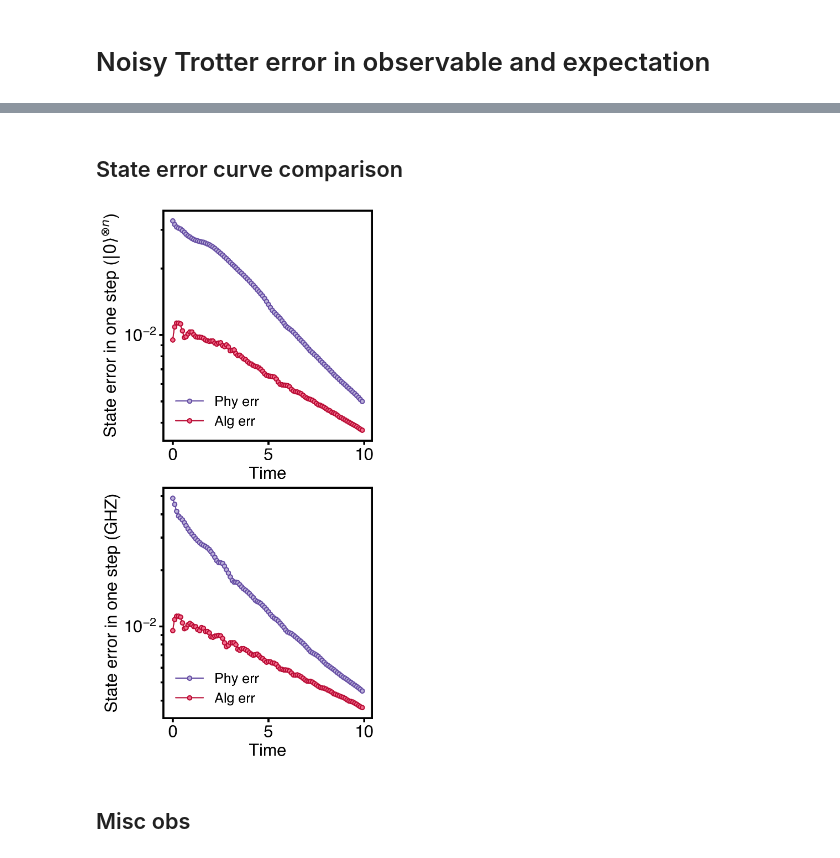
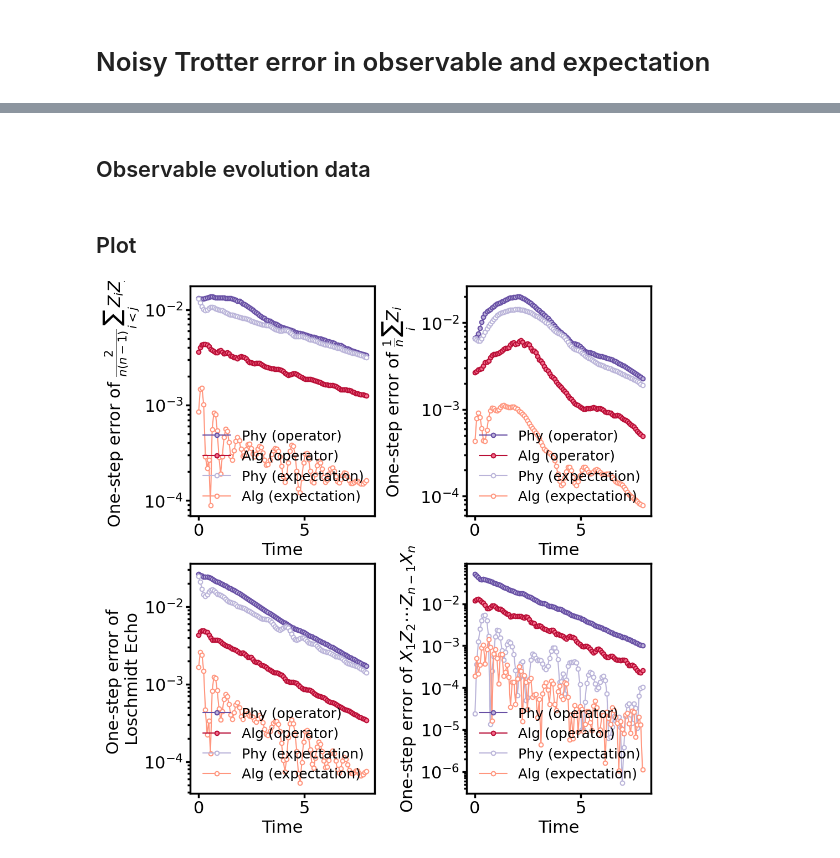
Before and after one commit to dzzxzl/Noisy-Trotter-Simulation, a Jupyter notebook: observables.ipynb, the cells around one changed output, grey strips where cells are left out. Saved outputs shown, nothing was run; the diff lists cells and outputs as text; code cells hidden in the pictures.

```diff
--- a/observables.ipynb
+++ b/observables.ipynb
@@ -63,2 +3,2 @@ ob_ZZZ_data = Evolve_ob(U_dt_appro, U_dt_exact, r, ob_ZZZ, gamma)
-# %% [markdown]
-## State error curve comparison
+# %% [markdown]
+## Observable evolution data
@@ -65,52 +59,65 @@ ob_ZZZ_data = Evolve_ob(U_dt_appro, U_dt_exact, r, ob_ZZZ, gamma)
+# %% [markdown]
+## Plot
 # %%
 import matplotlib.pyplot as plt
 from quantum_simulation_recipe.plot_config import *
 
+# set plot format
 good_color_cycle = ['#9467bdFF', '#2ca02cFF', '#d62728FF', '#1f77b4FF', '#ff7f0eFF', '#8c564bFF', '#e377c2FF', '#7f7f7fFF', '#bcbd22FF', '#17becfFF']
 set_fontsize(medium=MEDIUM_SIZE+6, large=MEDIUM_SIZE+4, linewidth=2.5)
 plt.rc('legend', fontsize=MEDIUM_SIZE)
+mpl.rcParams['font.family'] = 'sans-serif'
 
 mpl.rcParams['savefig.transparent'] = True
 mpl.rcParams['axes.grid'] = False
 mpl.rcParams['legend.frameon'] = False
 
-# mpl.rcParams['font.family'] = 'sans-serif'
+# set color
+gc = GradColors(10)
+cm_phy, cm_alg = gc.purple, gc.red
+expval_color = good_color_cycle[-3]
 
-fig, ax = plt.subplot_mosaic(
+# set x label (time)
+t_list = np.arange(r)*dt
+
+# set line width
+dark_w, light_w = 7, 3
+
+fig3, ax3 = plt.subplot_mosaic(
     '''
-    B
-    C
-    ''', constrained_layout=True, figsize=(5, 10)
+    AB
+    CD
+    ''', constrained_layout=True, figsize=(10, 10)
 )
 
-gc = GradColors(10)
+# plot values
+plot_evo(ax3['A'], t_list, avg_cor_data.phy_err_list, '.-', c=cm_phy((dark_w)), label=r'Phy (operator)')
+plot_evo(ax3['A'], t_list, avg_cor_data.alg_err_list, '.-', c=cm_alg(dark_w), label=r'Alg (operator)')
+# plot_evo(ax3['A'], t_list, avg_cor_data.alg_err_list, '.-', c=good_color_cycle[0], label=r'alg_err')
+# plot_evo(ax3['A'], t_list, avg_cor_data.phy_err_list, '.-', c=good_color_cycle[1], label=r'phy_err')
+plot_evo(ax3['A'], t_list, avg_cor_data.state_phy_err_list, '.-', c=cm_phy((light_w)), label=r'Phy (expectation)')
+plot_evo(ax3['A'], t_list, avg_cor_data.state_alg_err_list, '.-', c=cm_alg((light_w)), label=r'Alg (expectation)')
 
-cm_alg, cm_phy = gc.red, gc.purple
-dark_w = 7
+ax_set_text(ax3['A'], 'Time', r'One-step error of $\frac{2}{n(n-1)}\sum_{i<j}Z_iZ_j$', '', legend='lower left', log='y')
 
-# fig, ax = plt.subplot_mosaic(
-#     '''
-#     AB
-#     AC
-#     ''', constrained_layout=True, figsize=(12, 8)
-# )
+plot_evo(ax3['B'], t_list, avg_mag_data.phy_err_list, '.-', c=cm_phy(dark_w), label=r'Phy (operator)')
+plot_evo(ax3['B'], t_list, avg_mag_data.alg_err_list, '.-', c=cm_alg(dark_w), label=r'Alg (operator)')
+plot_evo(ax3['B'], t_list, avg_mag_data.state_phy_err_list, '.-', c=cm_phy((light_w)), label=r'Phy (expectation)')
+plot_evo(ax3['B'], t_list, avg_mag_data.state_alg_err_list, '.-', c=cm_alg((light_w)), label=r'Alg (expectation)')
+ax_set_text(ax3['B'], 'Time', r'One-step error of $\frac{1}{n}\sum_{i}Z_i$', '', legend='lower left', log='y')
 
-# plot_evo(ax['A'], np.arange(r), ob_data.alg_err_list, '.-', c=good_color_cycle[0], label=r'alg_err $X_1$')
-# plot_evo(ax['A'], np.arange(r), ob_data.phy_err_list, '.-', c=good_color_cycle[1], label=r'phy_err $X_1$')
-# ax_set_text(ax['A'], 'Time', 'Error (ob)', '', legend='lower left', log='y')
+plot_evo(ax3['C'], t_list, l_echo_data.phy_err_list, '.-', c=cm_phy(dark_w), label=r'Phy (operator)')
+plot_evo(ax3['C'], t_list, l_echo_data.alg_err_list, '.-', c=cm_alg(dark_w), label=r'Alg (operator)')
+plot_evo(ax3['C'], t_list, l_echo_data.state_phy_err_list, '.-', c=cm_phy((light_w)), label=r'Phy (expectation)')
+plot_evo(ax3['C'], t_list, l_echo_data.state_alg_err_list, '.-', c=cm_alg((light_w)), label=r'Alg (expectation)')
+ax_set_text(ax3['C'], 'Time', 'One-step error of \nLoschmidt Echo', '', legend='lower left', log='y')
 
-t_list = np.arange(r)*dt
+plot_evo(ax3['D'], t_list, str_ord_par_data.phy_err_list, '.-', c=cm_phy(dark_w), label=r'Phy (operator)')
+plot_evo(ax3['D'], t_list, str_ord_par_data.alg_err_list, '.-', c=cm_alg(dark_w), label=r'Alg (operator)')
+plot_evo(ax3['D'], t_list, str_ord_par_data.state_phy_err_list, '.-', c=cm_phy((light_w)), label=r'Phy (expectation)')
+plot_evo(ax3['D'], t_list, str_ord_par_data.state_alg_err_list, '.-', c=cm_alg((light_w)), label=r'Alg (expectation)')
+ax_set_text(ax3['D'], 'Time', r'One-step error of $X_1Z_2\cdots Z_{n-1}X_n$', '', legend='lower left', log='y')
 
-plot_evo(ax['B'], t_list, state_data.phy_err_list, '.-', c=cm_phy(dark_w), label=r'Phy err')
-plot_evo(ax['B'], t_list, state_data.alg_err_list, '.-', c=cm_alg(dark_w), label=r'Alg err')
-ax_set_text(ax['B'], 'Time', r'State error in one step ($|0\rangle^{\otimes n}$)', '', legend='lower left', log='y')
-
-plot_evo(ax['C'], t_list, ghz_data.phy_err_list, '.-', c=cm_phy(dark_w), label=r'Phy err')
-plot_evo(ax['C'], t_list, ghz_data.alg_err_list, '.-', c=cm_alg(dark_w), label=r'Alg err')
-ax_set_text(ax['C'], 'Time', 'State error in one step (GHZ)', '', legend='lower left', log='y')
-
-fig.savefig(f'./figs/state_decay_n={n}.pdf')
+fig3.savefig(f'./figs/common_obs_state_n={n}.pdf')
 # %% [output]
-[figure, old version]
+[figure, new version]
-# %% [markdown]
-## Misc obs
```
Also changed, not shown: parts of 7 cells of this notebook, 15 other files.
